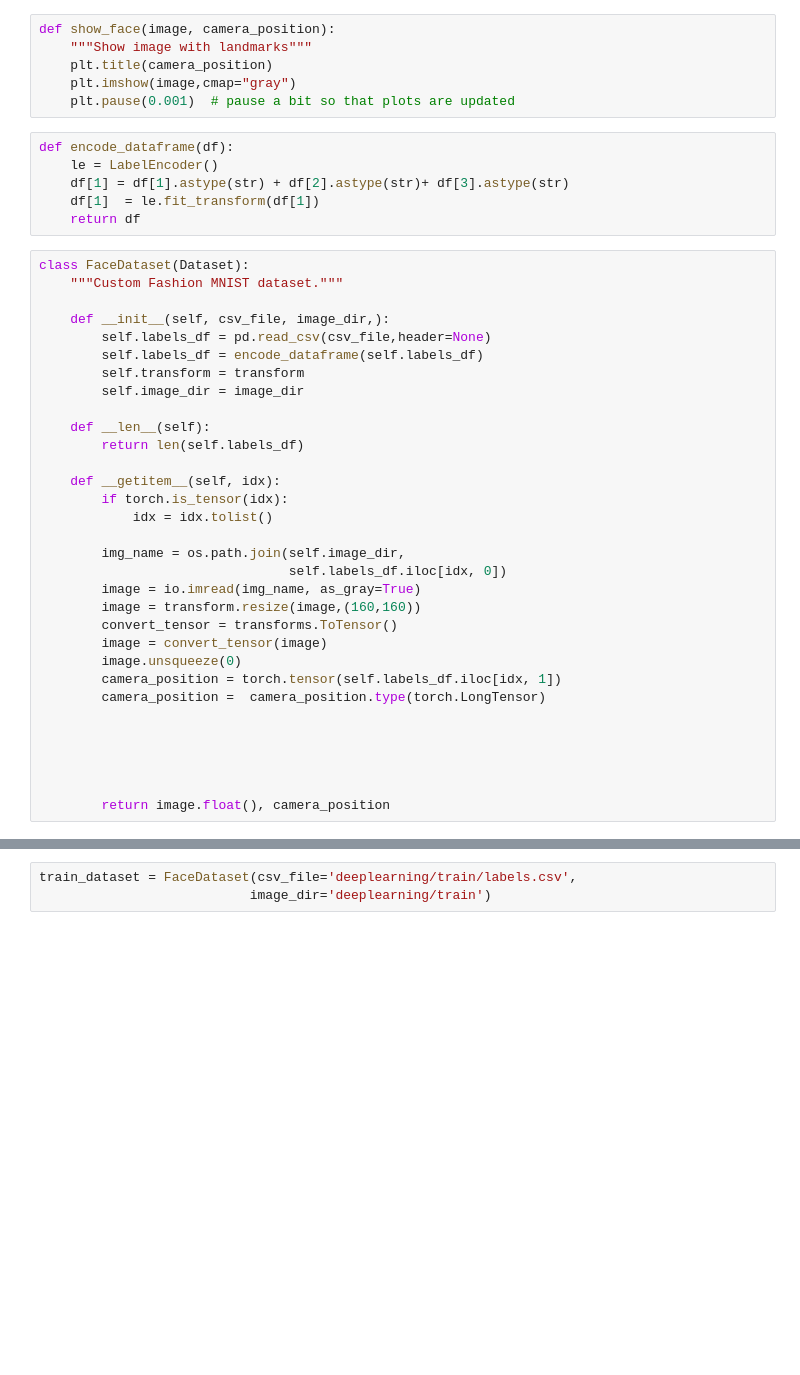
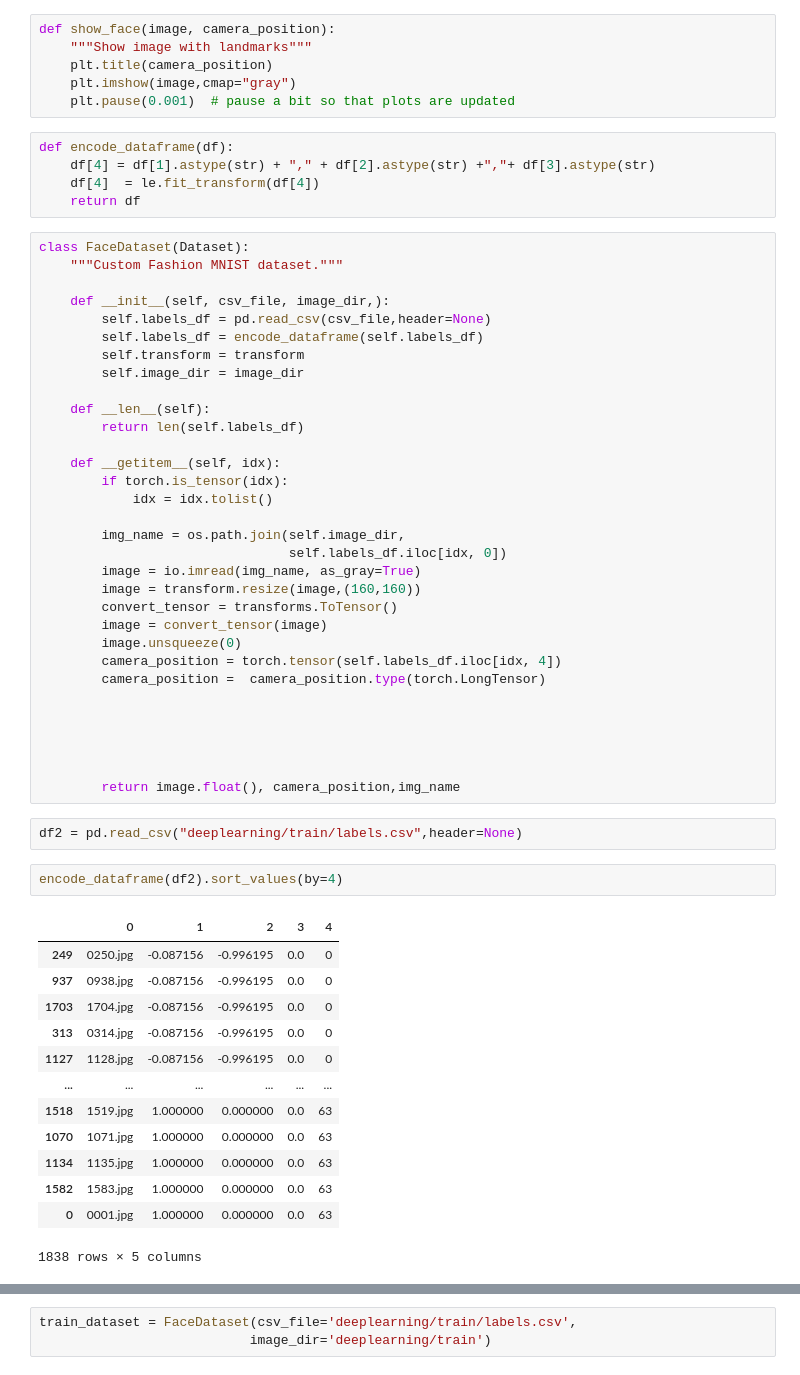
Before and after one commit to SamKimbinyi/int3, a Jupyter notebook: int3.ipynb, the cells around one changed output, grey strips where cells are left out. Saved outputs shown, nothing was run; the diff lists cells and outputs as text; blank space fills up the shorter version.

```diff
--- a/int3.ipynb
+++ b/int3.ipynb
@@ -31,9 +33,8 @@ def show_face(image, camera_position):
     plt.pause(0.001)  # pause a bit so that plots are updated
 # %%
 def encode_dataframe(df):
-    le = LabelEncoder()
-    df[1] = df[1].astype(str) + df[2].astype(str)+ df[3].astype(str)
-    df[1]  = le.fit_transform(df[1])
+    df[4] = df[1].astype(str) + "," + df[2].astype(str) +","+ df[3].astype(str)
+    df[4]  = le.fit_transform(df[4])
     return df
 # %%
 class FaceDataset(Dataset):
@@ -59,12 +60,30 @@ class FaceDataset(Dataset):
         convert_tensor = transforms.ToTensor()
         image = convert_tensor(image)
         image.unsqueeze(0)
-        camera_position = torch.tensor(self.labels_df.iloc[idx, 1])
+        camera_position = torch.tensor(self.labels_df.iloc[idx, 4])
         camera_position =  camera_position.type(torch.LongTensor)
 
 
 
 
 
-        return image.float(), camera_position
+        return image.float(), camera_position,img_name
+# %%
+df2 = pd.read_csv("deeplearning/train/labels.csv",header=None)
+# %%
+encode_dataframe(df2).sort_values(by=4)
+# %% [output]
+|  | 0 | 1 | 2 | 3 | 4 |
+| 249 | 0250.jpg | -0.087156 | -0.996195 | 0.0 | 0 |
+| 937 | 0938.jpg | -0.087156 | -0.996195 | 0.0 | 0 |
+| 1703 | 1704.jpg | -0.087156 | -0.996195 | 0.0 | 0 |
+| 313 | 0314.jpg | -0.087156 | -0.996195 | 0.0 | 0 |
+| 1127 | 1128.jpg | -0.087156 | -0.996195 | 0.0 | 0 |
+| ... | ... | ... | ... | ... | ... |
+| 1518 | 1519.jpg | 1.000000 | 0.000000 | 0.0 | 63 |
+| 1070 | 1071.jpg | 1.000000 | 0.000000 | 0.0 | 63 |
+| 1134 | 1135.jpg | 1.000000 | 0.000000 | 0.0 | 63 |
+| 1582 | 1583.jpg | 1.000000 | 0.000000 | 0.0 | 63 |
+| 0 | 0001.jpg | 1.000000 | 0.000000 | 0.0 | 63 |
+1838 rows × 5 columns
 # %%
```
Also changed, not shown: parts of 21 cells of this notebook.
